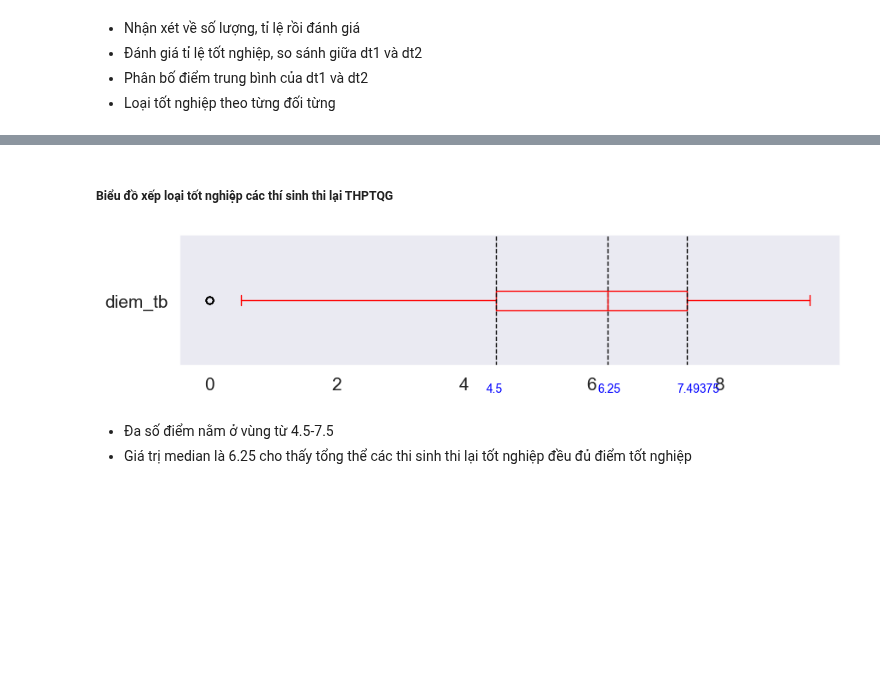
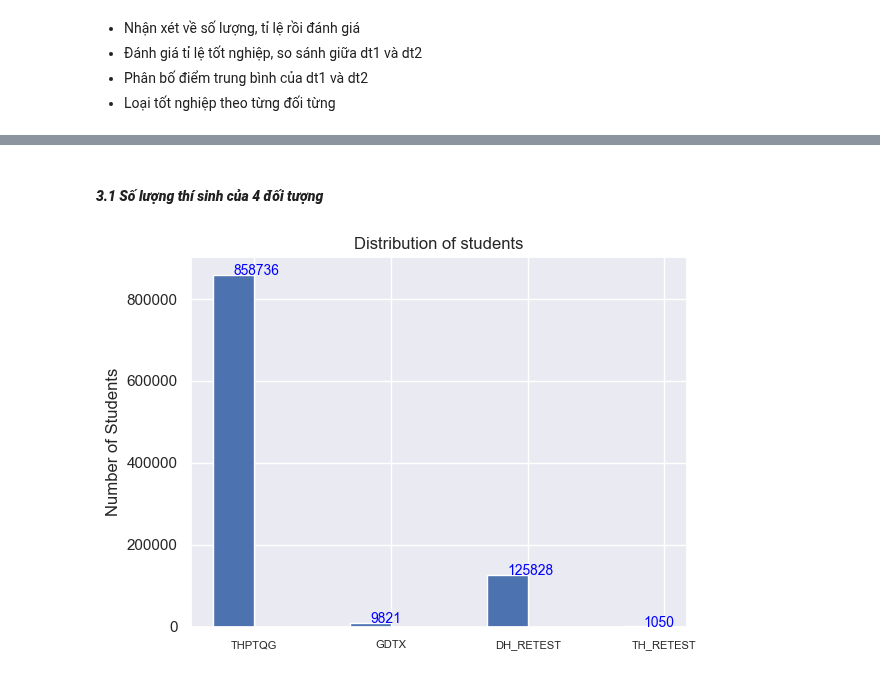
Before and after one commit to ntp-shin/Introduction_to_Data_Science, a Jupyter notebook: 1_Distribution.ipynb, the cells around one changed output, grey strips where cells are left out. Drawn from its saved outputs; the diff is of its cells as text; code cells hidden in the pictures; blank space fills up the shorter version.

Commit message:
COMMENTS & ADDITIONS: File 1 2: Distribution + Correlation

```diff
--- a/1_Distribution.ipynb
+++ b/1_Distribution.ipynb
@@ -323,20 +264,0 @@ plt.show()
-# %%
-def sumhighest3subjects(row):
-    temp = pd.Series([row['toan'],row['ngu_van'],row['ngoai_ngu'],row['vat_li'],row['hoa_hoc'],row['sinh_hoc'],row['lich_su'],row['dia_ly'],row['gdcd']])
-    temp = temp.sort_values(ascending=False)
-    sum = 0
-    for i in temp[:3]:
-        sum += i
-    return sum
-
-
-df_dt3['tong_diem_3_mon'] = df_dt3.apply(sumhighest3subjects, axis = 1)
-# %%
-DH_RETEST = df_dt3['tong_diem_3_mon']
-arr_value = [DH_RETEST.quantile(0.25), DH_RETEST.quantile(0.5), DH_RETEST.quantile(0.75)]
-boxplot = df_dt3.boxplot(column='tong_diem_3_mon', return_type='axes',
-                     grid=False, vert=False, figsize=(10, 2), fontsize=15, color='red')
-for i in arr_value:
-    plt.text(i - 0.15, 0.3, str(i), fontsize=10, color='blue')
-    plt.axvline(i, color='black', linestyle='--', linewidth=1)
-plt.show()
@@ -405,18 +265,18 @@ plt.show()
-# %%
-df_dt4['diem_tb'] = df_dt4.loc[:,['toan','ngu_van', 'ngoai_ngu','vat_li','hoa_hoc','sinh_hoc','lich_su', 'dia_ly', 'gdcd']].mean(axis=1)
-# %% [markdown]
-##### Biểu đồ xếp loại tốt nghiệp các thí sinh thi lại THPTQG
-# %%
-TH_RETEST = df_dt4['diem_tb']
-arr_value = [TH_RETEST.quantile(0.25), TH_RETEST.quantile(0.5), TH_RETEST.quantile(0.75)]
-boxplot = df_dt4.boxplot(column='diem_tb', return_type='axes',
-                     grid=False, vert=False, figsize=(10, 2), fontsize=15, color='red')
-for i in arr_value:
-    plt.text(i - 0.15, 0.3, str(i), fontsize=10, color='blue')
-    plt.axvline(i, color='black', linestyle='--', linewidth=1)
-plt.show()
-# %% [output]
-[figure, removed]
-# %% [markdown]
-- Đa số điểm nằm ở vùng từ 4.5-7.5
-- Giá trị median là 6.25 cho thấy tổng thể các thi sinh thi lại tốt nghiệp đều đủ điểm tốt nghiệp
+# %% [markdown]
+#### ***3.1 Số lượng thí sinh của 4 đối tượng***
+# %%
+students = np.array([len(df_dt1),len(df_dt2),len(df_dt3),len(df_dt4)])
+fig, ax = plt.subplots()
+ind = np.arange(4)
+width = 0.3
+
+ax.bar(ind - width/2,students, width)
+ax.set_ylabel('Number of Students')
+ax.set_title('Distribution of students')
+ax.set_xticks(ind)
+ax.set_xticklabels(('THPTQG','GDTX','DH_RETEST','TH_RETEST'),fontsize=8)
+[plt.text(ind[i] - width/2, students[i] + 0.1, str(students[i]), fontsize=10, color='blue') for i in range(len(students))]
+
+plt.show()
+# %% [output]
+[figure, added]
```
Also changed, not shown: parts of 59 cells of this notebook, 1 other file.
